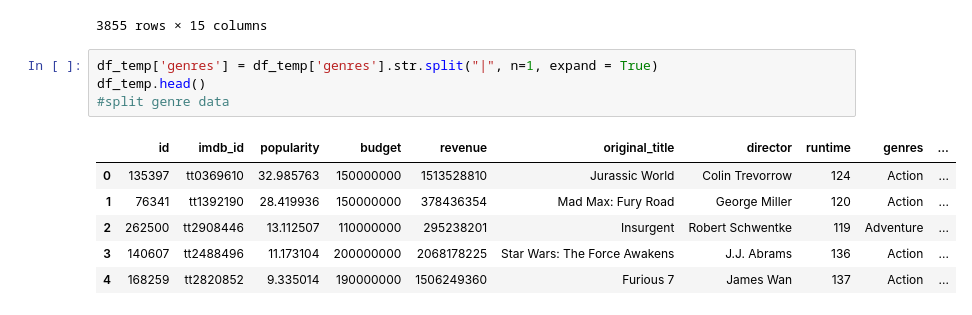
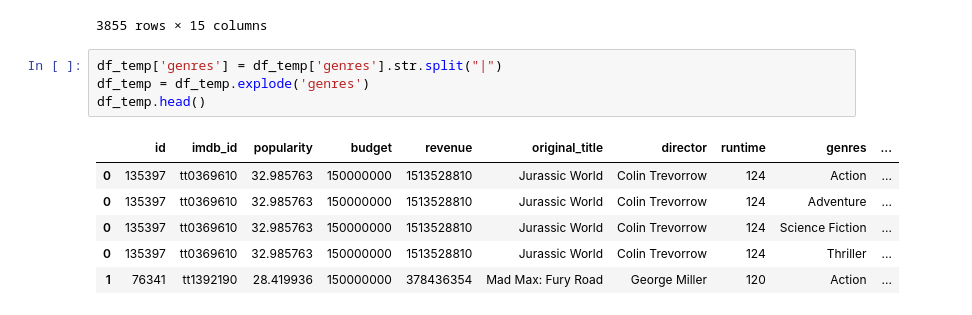
Before and after one commit to krbendol/movie_analysis_Microsoft, a Jupyter notebook: cleaning_of_data.ipynb, the cells around one changed output. Drawn from its saved outputs; the diff is of its cells as text.

```diff
--- a/cleaning_of_data.ipynb
+++ b/cleaning_of_data.ipynb
@@ -206,16 +143,16 @@ df_temp
 | 10848 | 2161 | tt0060397 | 0.207257 | 5115000 | 12000000 | Fantastic Voyage | Richard Fleischer | 100 | Adventure|Science Fiction | ... |
 3855 rows × 15 columns
 # %%
-df_temp['genres'] = df_temp['genres'].str.split("|", n=1, expand = True)
+df_temp['genres'] = df_temp['genres'].str.split("|")
+df_temp = df_temp.explode('genres')
 df_temp.head()
-#split genre data
 # %% [output]
 |  | id | imdb_id | popularity | budget | revenue | original_title | director | runtime | genres | ... |
 | 0 | 135397 | tt0369610 | 32.985763 | 150000000 | 1513528810 | Jurassic World | Colin Trevorrow | 124 | Action | ... |
+| 0 | 135397 | tt0369610 | 32.985763 | 150000000 | 1513528810 | Jurassic World | Colin Trevorrow | 124 | Adventure | ... |
+| 0 | 135397 | tt0369610 | 32.985763 | 150000000 | 1513528810 | Jurassic World | Colin Trevorrow | 124 | Science Fiction | ... |
+| 0 | 135397 | tt0369610 | 32.985763 | 150000000 | 1513528810 | Jurassic World | Colin Trevorrow | 124 | Thriller | ... |
 | 1 | 76341 | tt1392190 | 28.419936 | 150000000 | 378436354 | Mad Max: Fury Road | George Miller | 120 | Action | ... |
-| 2 | 262500 | tt2908446 | 13.112507 | 110000000 | 295238201 | Insurgent | Robert Schwentke | 119 | Adventure | ... |
-| 3 | 140607 | tt2488496 | 11.173104 | 200000000 | 2068178225 | Star Wars: The Force Awakens | J.J. Abrams | 136 | Action | ... |
-| 4 | 168259 | tt2820852 | 9.335014 | 190000000 | 1506249360 | Furious 7 | James Wan | 137 | Action | ... |
 # %%
 df_averages = df_temp.groupby(['genres']).mean()
 df_averages
```
Also changed, not shown: parts of 25 cells of this notebook, 11 other files.
